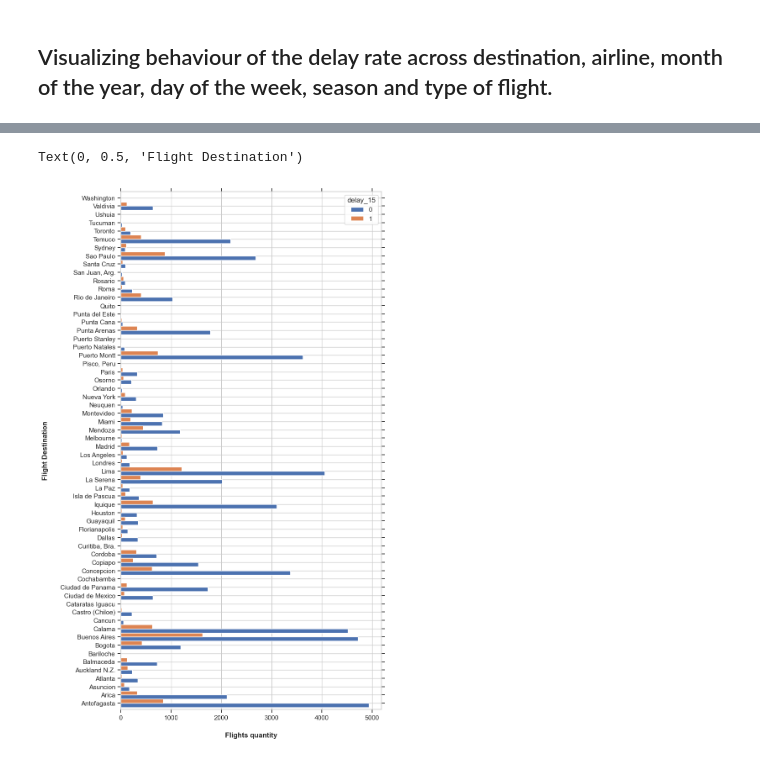
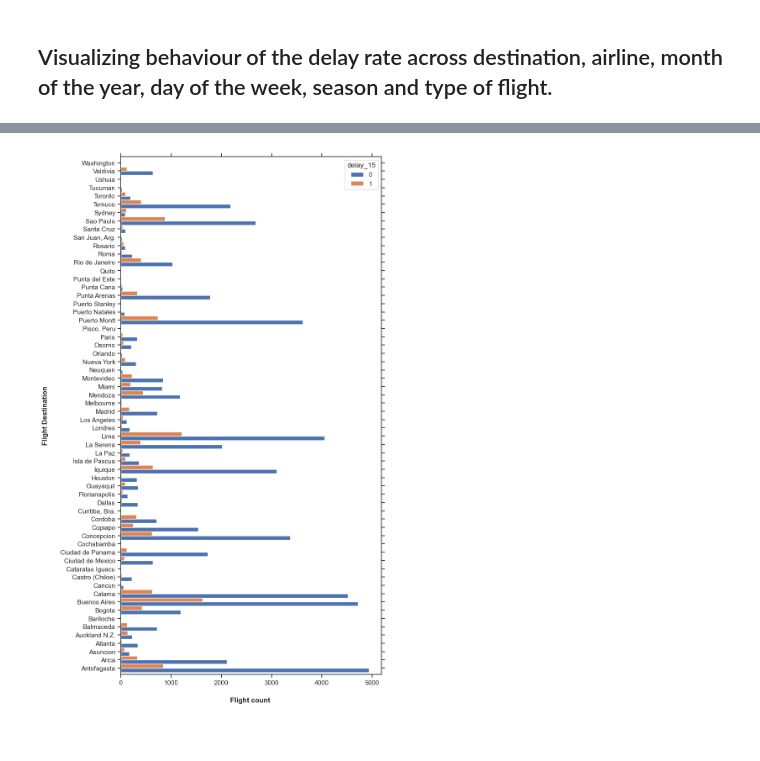
Before and after one commit to franejara/challenge-data-scientist, a Jupyter notebook: solution.ipynb, the cells around one changed output, grey strips where cells are left out. Saved outputs shown, nothing was run; the diff lists cells and outputs as text; code cells hidden in the pictures.

```diff
--- a/solution.ipynb
+++ b/solution.ipynb
@@ -317,16 +422,17 @@ Name: delay_15, dtype: object
 # %%
 # Getting the distribution of the delay rate across destination (column SIGLADES)
 
 ax = pd.crosstab(df.SIGLADES, df.delay_15).plot(kind="barh",stacked=False, figsize=(8, 16), zorder=2, width=1)
 
 # Switch off ticks
 ax.tick_params(axis="both", which="both", bottom="off", top="off", labelbottom="on", left="off", right="off", labelleft="on")
 
 # Set x-axis label
-ax.set_xlabel("Flights quantity", labelpad=20, weight='bold', size=12)
+ax.set_xlabel("Flight count ", labelpad=20, weight='bold', size=12)
 
 # Set y-axis label
 ax.set_ylabel("Flight Destination", labelpad=20, weight='bold', size=12)
+
+plt.show()
 # %% [output]
-Text(0, 0.5, 'Flight Destination')
-[figure, old version]
+[figure, new version]
```
Also changed, not shown: parts of 43 cells of this notebook.
